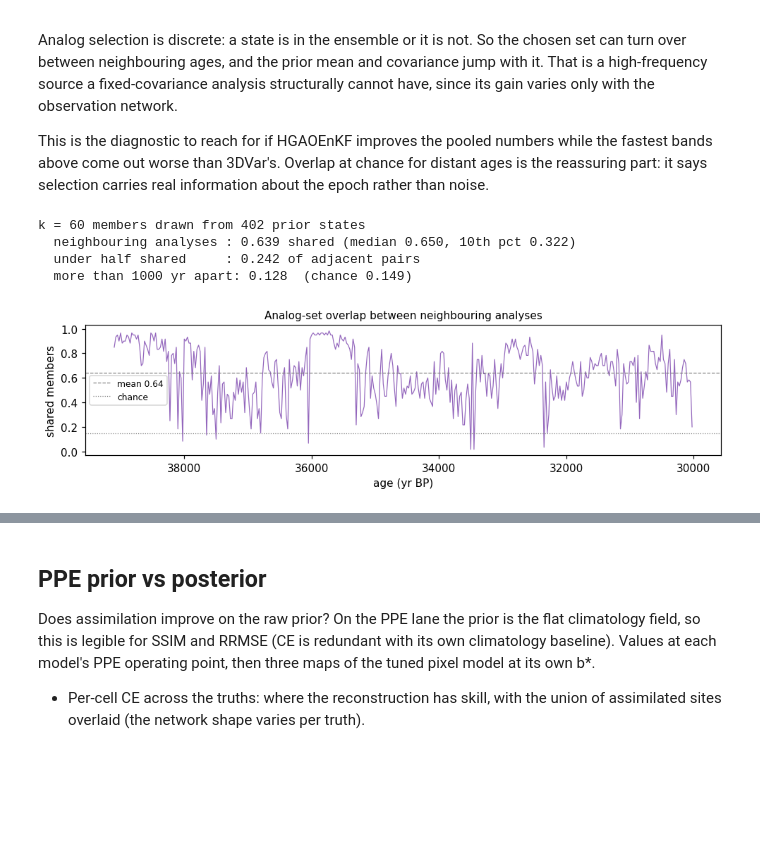
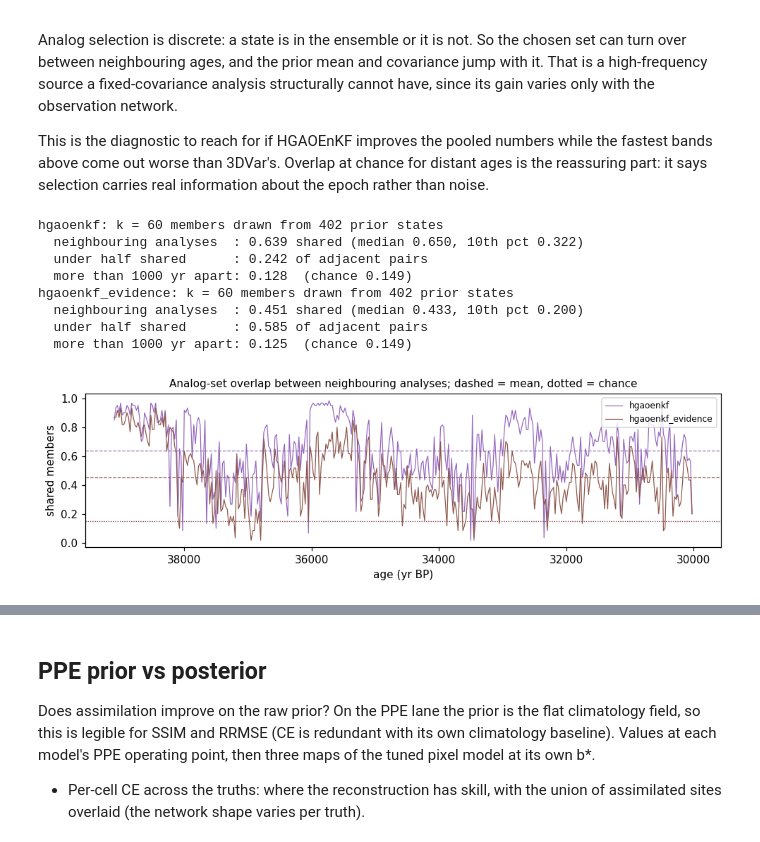
Before and after one commit to evgeni-g-georgiev/sparse_paleoclimate_field_reconstruction, a Jupyter notebook: notebooks/09_da_comparison.ipynb, the cells around one changed output, grey strips where cells are left out. Drawn from its saved outputs; the diff is of its cells as text; code cells hidden in the pictures; blank space fills up the shorter version.

Commit message:
feat(notebooks): compare the selection rules in 09
Adds the evidence rows, the overlaid tuning surface, the evidence scale
curve and paired intervals on the PPE and withholding lanes.

```diff
--- a/notebooks/09_da_comparison.ipynb
+++ b/notebooks/09_da_comparison.ipynb
@@ -832,40 +908,52 @@ fastest bands above come out worse than 3DVar's. Overlap at chance for distant a
 reassuring part: it says selection carries real information about the epoch rather than
 noise.
 # %%
-if HG_TRAJ_CFG is None or "analog_index" not in np.load(
-        HG_TRAJ_DIR / "trajectory_analysis.npz").files:
+drawn = {}
+for est in (HG, HG_EV):
+    if est not in HG_TRAJ_CFG:
+        continue
+    z = np.load(HG_TRAJ[est] / "trajectory_analysis.npz")
+    if "analog_index" in z.files:
+        drawn[est] = z
+
+if not drawn:
     print("no analog selection recorded; run the trajectory lane in notebook 10")
 else:
-    zh = np.load(HG_TRAJ_DIR / "trajectory_analysis.npz")
-    idx, ages_h = zh["analog_index"], zh["ages"]
-    k_mem = idx.shape[1]
-    n_pool = HG_TRAJ_CFG["prior_meta"]["n_prior_ages"]
-    sets = [set(row.tolist()) for row in idx]
-    adjacent = np.array([len(sets[i] & sets[i + 1]) / k_mem for i in range(len(sets) - 1)])
-    far = np.array([len(sets[i] & sets[j]) / k_mem
-                    for i in range(0, len(sets), 17) for j in range(0, len(sets), 19)
-                    if abs(ages_h[i] - ages_h[j]) > 1000])
+    fig, ax = plt.subplots(figsize=(9, 2.9))
+    for (est, zh), colour in zip(drawn.items(), ("C4", "C5")):
+        idx, ages_h = zh["analog_index"], zh["ages"]
+        k_mem = idx.shape[1]
+        n_pool = HG_TRAJ_CFG[est]["prior_meta"]["n_prior_ages"]
+        sets = [set(row.tolist()) for row in idx]
+        adjacent = np.array([len(sets[i] & sets[i + 1]) / k_mem
+                             for i in range(len(sets) - 1)])
+        far = np.array([len(sets[i] & sets[j]) / k_mem
+                        for i in range(0, len(sets), 17) for j in range(0, len(sets), 19)
+                        if abs(ages_h[i] - ages_h[j]) > 1000])
 
-    print(f"k = {k_mem} members drawn from {n_pool} prior states")
-    print(f"  neighbouring analyses : {adjacent.mean():.3f} shared "
-          f"(median {np.median(adjacent):.3f}, 10th pct {np.percentile(adjacent, 10):.3f})")
-    print(f"  under half shared     : {np.mean(adjacent < 0.5):.3f} of adjacent pairs")
-    print(f"  more than 1000 yr apart: {far.mean():.3f}  (chance {k_mem / n_pool:.3f})")
+        print(f"{est}: k = {k_mem} members drawn from {n_pool} prior states")
+        print(f"  neighbouring analyses  : {adjacent.mean():.3f} shared (median "
+              f"{np.median(adjacent):.3f}, 10th pct {np.percentile(adjacent, 10):.3f})")
+        print(f"  under half shared      : {np.mean(adjacent < 0.5):.3f} of adjacent pairs")
+        print(f"  more than 1000 yr apart: {far.mean():.3f}  (chance {k_mem / n_pool:.3f})")
 
-    fig, ax = plt.subplots(figsize=(9, 2.6))
-    ax.plot(ages_h[:-1], adjacent, lw=0.8, color="C4")
-    ax.axhline(adjacent.mean(), color="grey", lw=0.8, ls="--",
-               label=f"mean {adjacent.mean():.2f}")
-    ax.axhline(k_mem / n_pool, color="grey", lw=0.8, ls=":", label="chance")
+        ax.plot(ages_h[:-1], adjacent, lw=0.8, color=colour, label=est)
+        ax.axhline(adjacent.mean(), color=colour, lw=0.8, ls="--")
+        ax.axhline(k_mem / n_pool, color=colour, lw=0.8, ls=":")
     ax.set_xlabel("age (yr BP)"); ax.set_ylabel("shared members")
-    ax.set_title("Analog-set overlap between neighbouring analyses", fontsize=10)
+    ax.set_title("Analog-set overlap between neighbouring analyses; dashed = mean, "
+                 "dotted = chance", fontsize=10)
     ax.invert_xaxis(); ax.legend(fontsize=8)
     fig.tight_layout()
     fig.savefig(FIG / "analog_set_stability.png", bbox_inches="tight")
     plt.show()
 # %% [output]
-k = 60 members drawn from 402 prior states
-  neighbouring analyses : 0.639 shared (median 0.650, 10th pct 0.322)
-  under half shared     : 0.242 of adjacent pairs
+hgaoenkf: k = 60 members drawn from 402 prior states
+  neighbouring analyses  : 0.639 shared (median 0.650, 10th pct 0.322)
+  under half shared      : 0.242 of adjacent pairs
   more than 1000 yr apart: 0.128  (chance 0.149)
+hgaoenkf_evidence: k = 60 members drawn from 402 prior states
+  neighbouring analyses  : 0.451 shared (median 0.433, 10th pct 0.200)
+  under half shared      : 0.585 of adjacent pairs
+  more than 1000 yr apart: 0.125  (chance 0.149)
-[figure, old version]
+[figure, new version]
```
Also changed, not shown: parts of 19 cells of this notebook.
